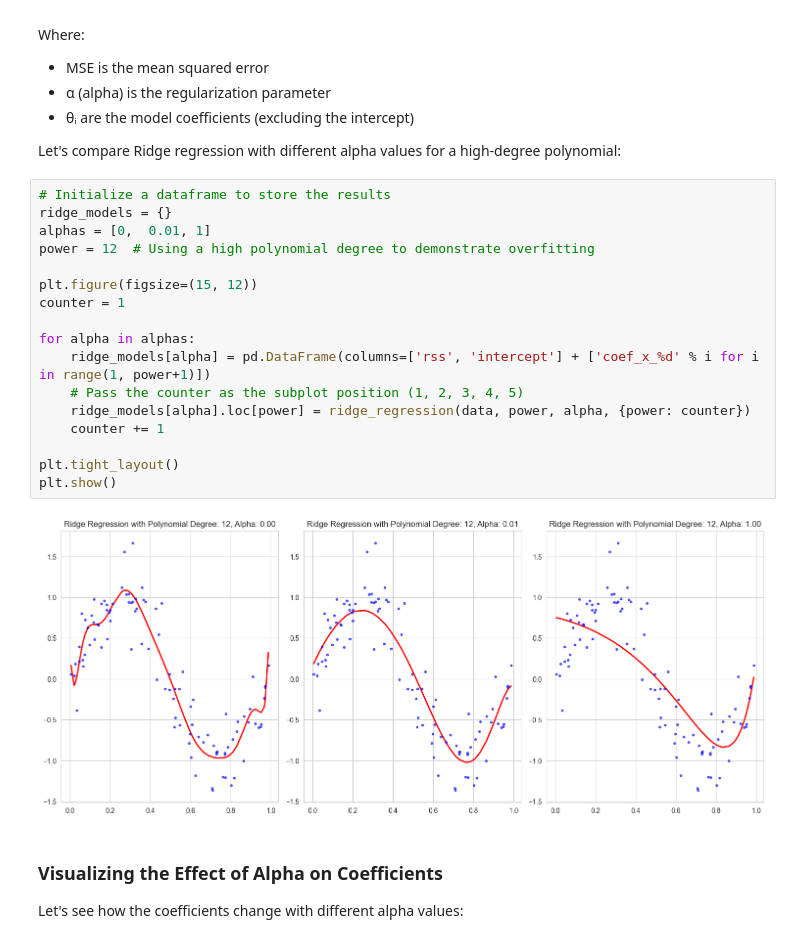
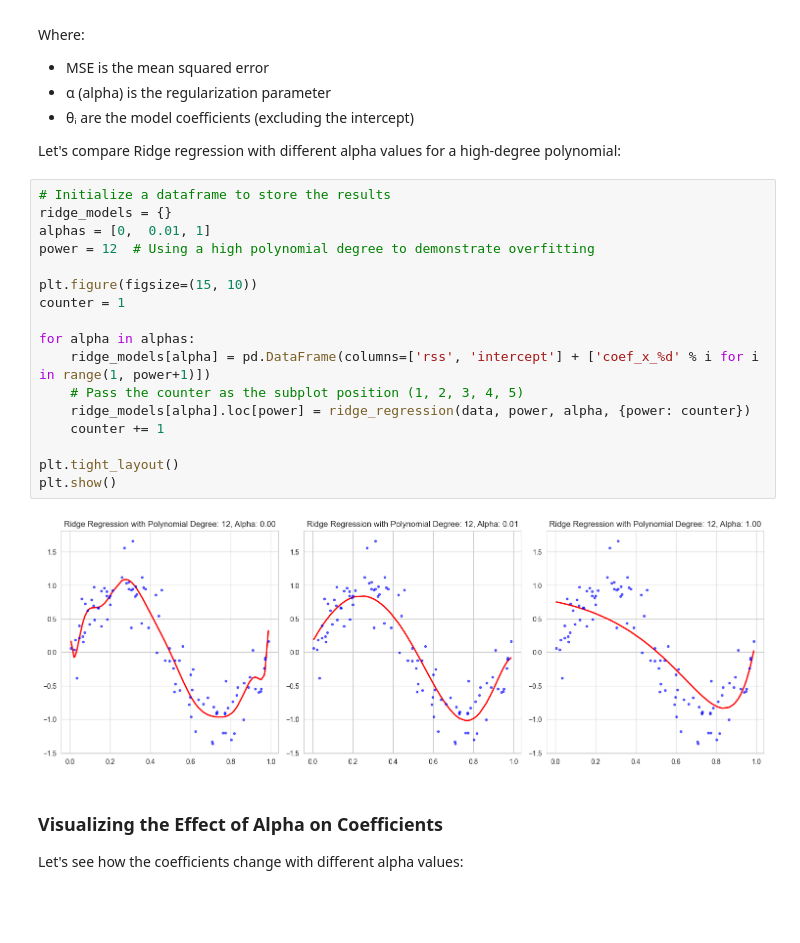
Before and after one commit to fum-cs/data-mining, a Jupyter notebook: notebooks/05.06-Linear-Regression-part2.ipynb, the cells around one changed output. Saved outputs shown, nothing was run; the diff lists cells and outputs as text; blank space fills up the shorter version.

```diff
--- a/notebooks/05.06-Linear-Regression-part2.ipynb
+++ b/notebooks/05.06-Linear-Regression-part2.ipynb
@@ -331,22 +423,22 @@ Let's compare Ridge regression with different alpha values for a high-degree pol
 # %%
 # Initialize a dataframe to store the results
 ridge_models = {}
 alphas = [0,  0.01, 1]
 power = 12  # Using a high polynomial degree to demonstrate overfitting
 
-plt.figure(figsize=(15, 12))
+plt.figure(figsize=(15, 10))
 counter = 1
 
 for alpha in alphas:
     ridge_models[alpha] = pd.DataFrame(columns=['rss', 'intercept'] + ['coef_x_%d' % i for i in range(1, power+1)])
     # Pass the counter as the subplot position (1, 2, 3, 4, 5)
     ridge_models[alpha].loc[power] = ridge_regression(data, power, alpha, {power: counter})
     counter += 1
 
 plt.tight_layout()
 plt.show()
 # %% [output]
-[figure, old version]
+[figure, new version]
 # %% [markdown]
 ### Visualizing the Effect of Alpha on Coefficients
 
```
Also changed, not shown: parts of 19 cells of this notebook, 3 other files.
